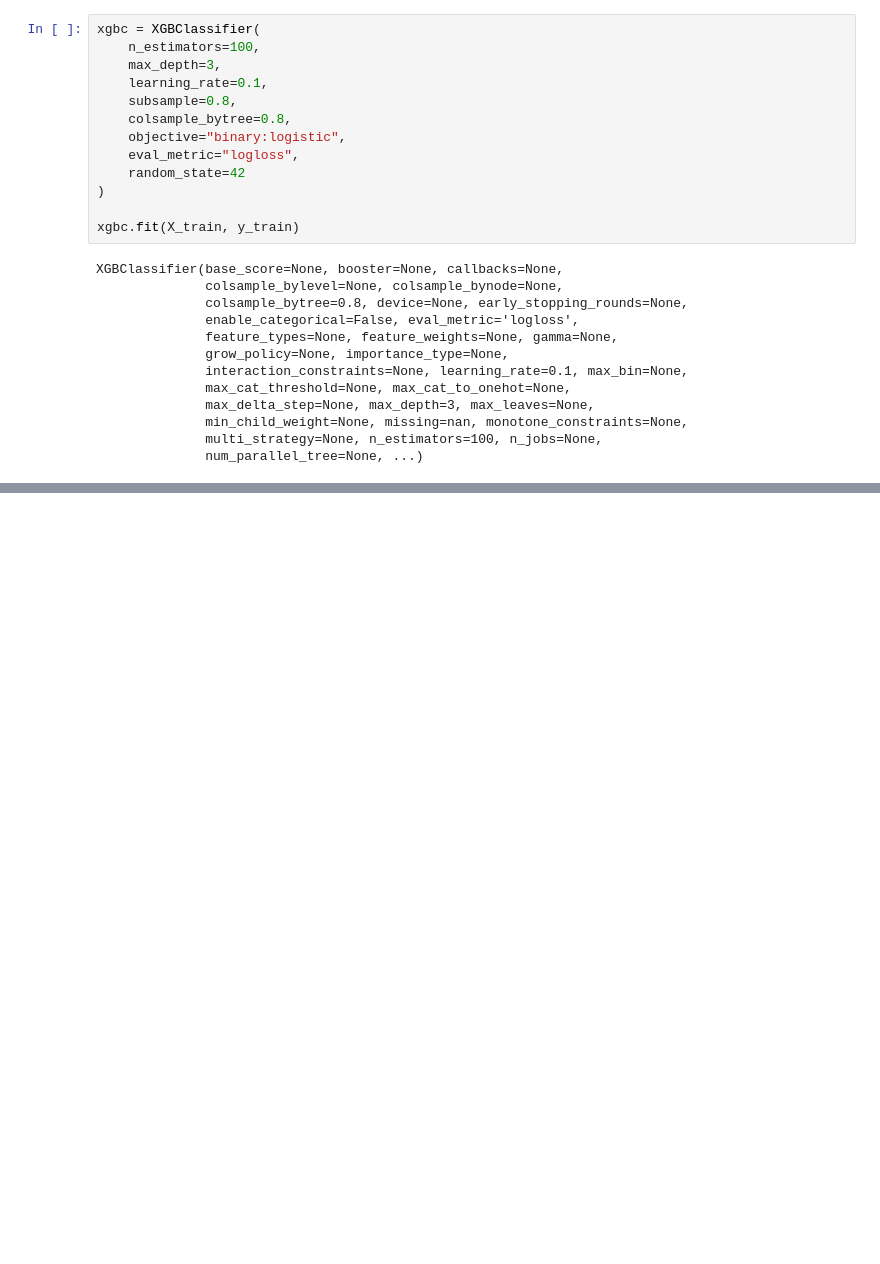
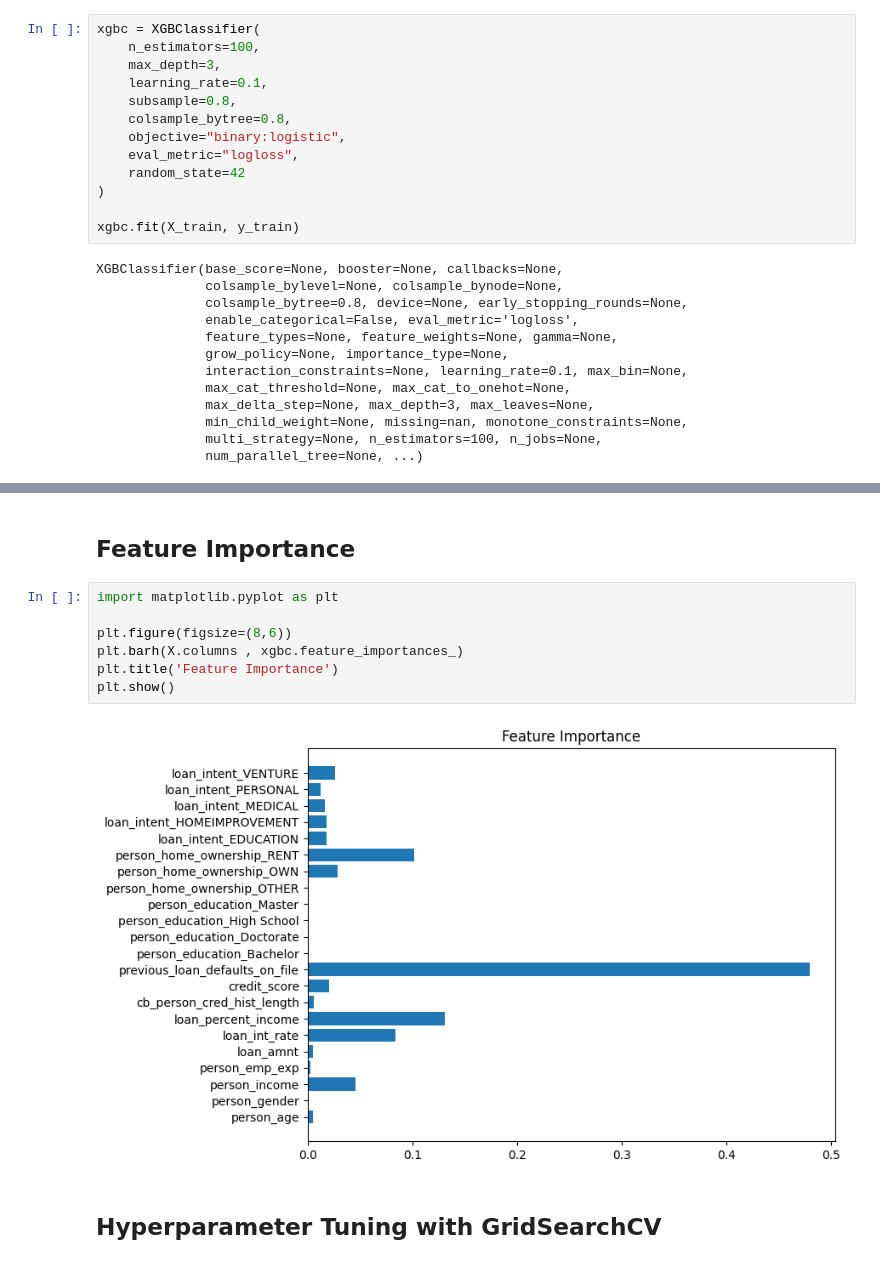
Before and after one commit to nano-rayhan/Machine-Learning-with-Phitron, a Jupyter notebook: XGBoosting.ipynb, the cells around one changed output, grey strips where cells are left out. Drawn from its saved outputs; the diff is of its cells as text; blank space fills up the shorter version.

```diff
--- a/XGBoosting.ipynb
+++ b/XGBoosting.ipynb
@@ -98,0 +196,13 @@ XGBClassifier(base_score=None, booster=None, callbacks=None,
+# %% [markdown]
+## Feature Importance
+# %%
+import matplotlib.pyplot as plt
+
+plt.figure(figsize=(8,6))
+plt.barh(X.columns , xgbc.feature_importances_)
+plt.title('Feature Importance')
+plt.show()
+# %% [output]
+[figure, added]
+# %% [markdown]
+## Hyperparameter Tuning with GridSearchCV
```
Also changed, not shown: parts of 12 cells of this notebook.
